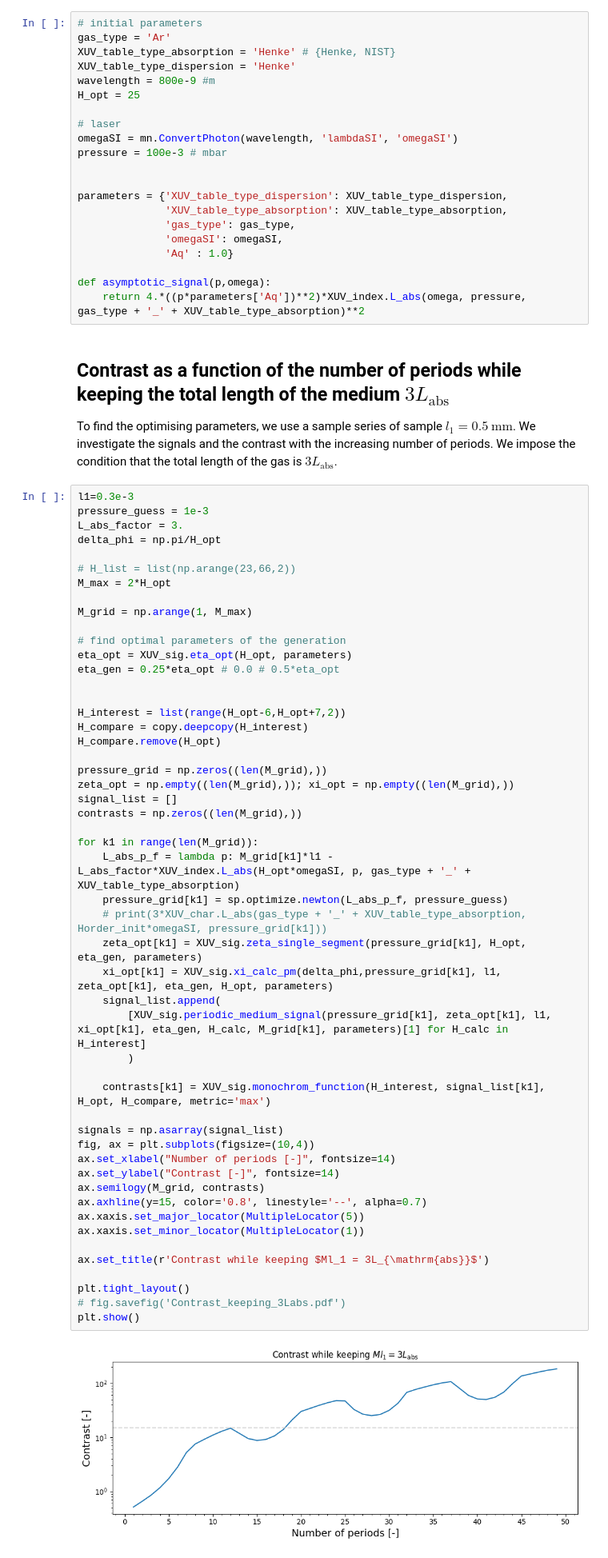
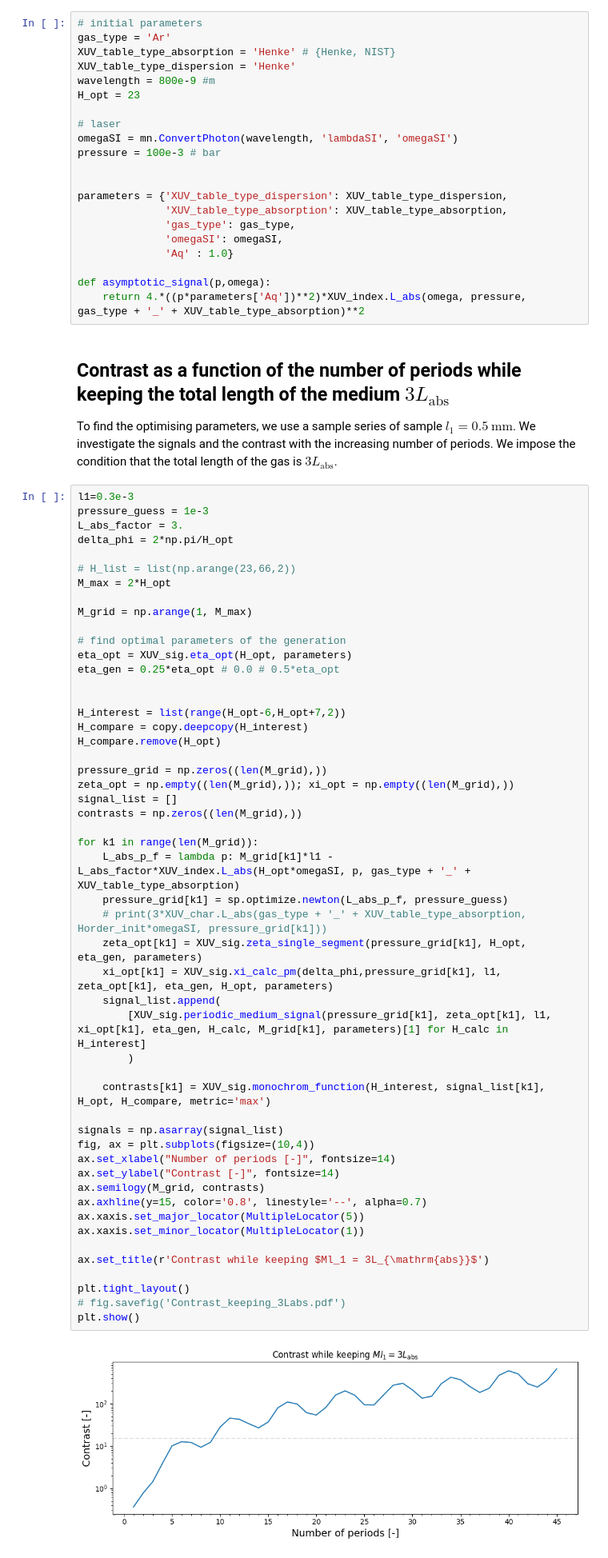
Before and after one commit to janolsan/Monochromatic-HHG-with-BG-beams, a Jupyter notebook: H23_in_Ar_800nm.ipynb, the cells around one changed output. Shown at 80% size. Saved outputs shown, nothing was run; the diff lists cells and outputs as text.

```diff
--- a/H23_in_Ar_800nm.ipynb
+++ b/H23_in_Ar_800nm.ipynb
@@ -23,11 +21,11 @@ gas_type = 'Ar'
 XUV_table_type_absorption = 'Henke' # {Henke, NIST}
 XUV_table_type_dispersion = 'Henke'
 wavelength = 800e-9 #m
-H_opt = 25
+H_opt = 23
 
 # laser
 omegaSI = mn.ConvertPhoton(wavelength, 'lambdaSI', 'omegaSI')
-pressure = 100e-3 # mbar
+pressure = 100e-3 # bar
 
 
 parameters = {'XUV_table_type_dispersion': XUV_table_type_dispersion,
@@ -46,7 +44,7 @@ To find the optimising parameters, we use a sample series of sample $l_1=0.5~\ma
 l1=0.3e-3
 pressure_guess = 1e-3
 L_abs_factor = 3.
-delta_phi = np.pi/H_opt
+delta_phi = 2*np.pi/H_opt
 
 # H_list = list(np.arange(23,66,2))
 M_max = 2*H_opt
@@ -67,34 +65,34 @@ zeta_opt = np.empty((len(M_grid),)); xi_opt = np.empty((len(M_grid),))
 signal_list = []
 contrasts = np.zeros((len(M_grid),))
 
 for k1 in range(len(M_grid)):
     L_abs_p_f = lambda p: M_grid[k1]*l1 - L_abs_factor*XUV_index.L_abs(H_opt*omegaSI, p, gas_type + '_' + XUV_table_type_absorption)
     pressure_grid[k1] = sp.optimize.newton(L_abs_p_f, pressure_guess)
     # print(3*XUV_char.L_abs(gas_type + '_' + XUV_table_type_absorption, Horder_init*omegaSI, pressure_grid[k1]))
     zeta_opt[k1] = XUV_sig.zeta_single_segment(pressure_grid[k1], H_opt, eta_gen, parameters)
     xi_opt[k1] = XUV_sig.xi_calc_pm(delta_phi,pressure_grid[k1], l1, zeta_opt[k1], eta_gen, H_opt, parameters)
     signal_list.append(
         [XUV_sig.periodic_medium_signal(pressure_grid[k1], zeta_opt[k1], l1, xi_opt[k1], eta_gen, H_calc, M_grid[k1], parameters)[1] for H_calc in H_interest]
         )
 
     contrasts[k1] = XUV_sig.monochrom_function(H_interest, signal_list[k1], H_opt, H_compare, metric='max')
 
 signals = np.asarray(signal_list)
 fig, ax = plt.subplots(figsize=(10,4))
 ax.set_xlabel("Number of periods [-]", fontsize=14)
 ax.set_ylabel("Contrast [-]", fontsize=14)
 ax.semilogy(M_grid, contrasts)
 ax.axhline(y=15, color='0.8', linestyle='--', alpha=0.7)
 ax.xaxis.set_major_locator(MultipleLocator(5))
 ax.xaxis.set_minor_locator(MultipleLocator(1))
 
 ax.set_title(r'Contrast while keeping $Ml_1 = 3L_{\mathrm{abs}}$')
 
 plt.tight_layout()
 # fig.savefig('Contrast_keeping_3Labs.pdf')
 plt.show()
 # %% [output]
-[figure, old version]
+[figure, new version]
 # %% [markdown]
 ### Harmonic signal as a function of periods
 # %%
```
Also changed, not shown: parts of 4 cells of this notebook, 1 other file.
